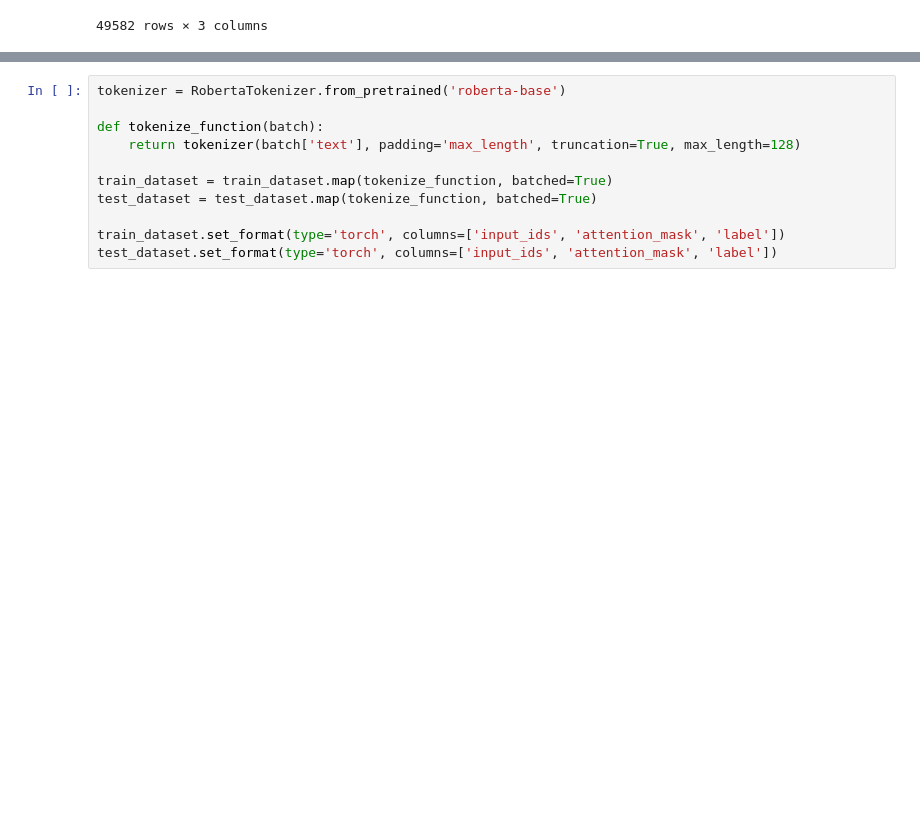
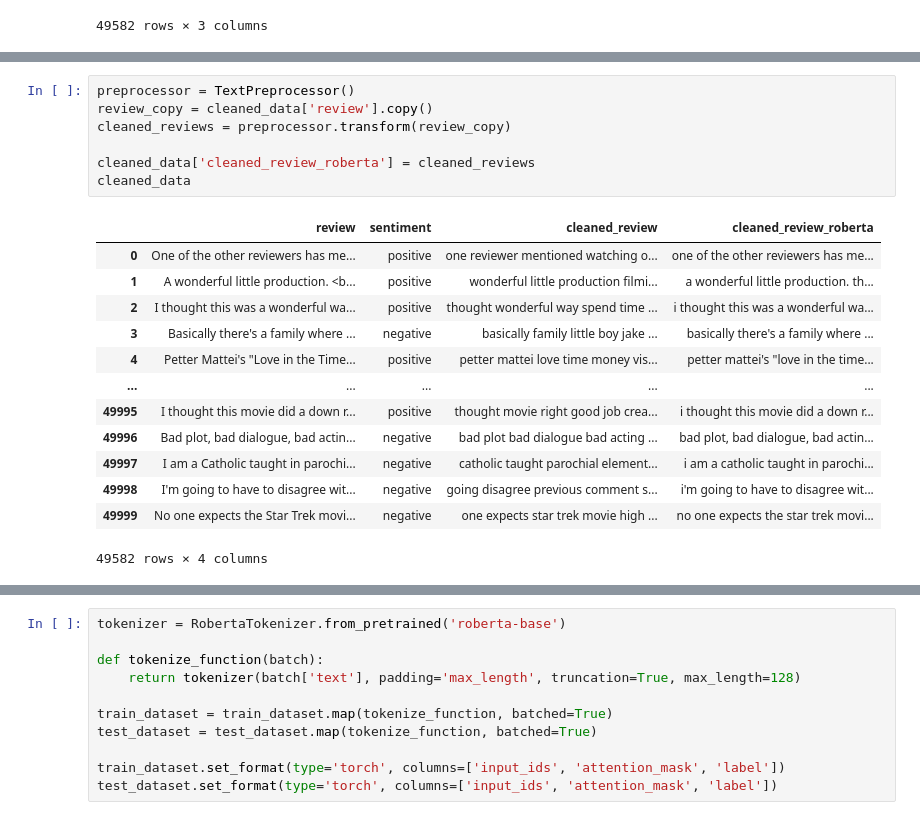
Before and after one commit to Ibi1999/review-sentiment-analysis, a Jupyter notebook: notebooks/roberta_ml_model.ipynb, the cells around one changed output, grey strips where cells are left out. Drawn from its saved outputs; the diff is of its cells as text; blank space fills up the shorter version.

```diff
--- a/notebooks/roberta_ml_model.ipynb
+++ b/notebooks/roberta_ml_model.ipynb
@@ -25,3 +51,24 @@ cleaned_data
+# %%
+preprocessor = TextPreprocessor()
+review_copy = cleaned_data['review'].copy()
+cleaned_reviews = preprocessor.transform(review_copy)
+
+cleaned_data['cleaned_review_roberta'] = cleaned_reviews
+cleaned_data
+# %% [output]
+|  | review | sentiment | cleaned_review | cleaned_review_roberta |
+| 0 | One of the other reviewers has me... | positive | one reviewer mentioned watching o... | one of the other reviewers has me... |
+| 1 | A wonderful little production. <b... | positive | wonderful little production filmi... | a wonderful little production. th... |
+| 2 | I thought this was a wonderful wa... | positive | thought wonderful way spend time ... | i thought this was a wonderful wa... |
+| 3 | Basically there's a family where ... | negative | basically family little boy jake ... | basically there's a family where ... |
+| 4 | Petter Mattei's "Love in the Time... | positive | petter mattei love time money vis... | petter mattei's "love in the time... |
+| ... | ... | ... | ... | ... |
+| 49995 | I thought this movie did a down r... | positive | thought movie right good job crea... | i thought this movie did a down r... |
+| 49996 | Bad plot, bad dialogue, bad actin... | negative | bad plot bad dialogue bad acting ... | bad plot, bad dialogue, bad actin... |
+| 49997 | I am a Catholic taught in parochi... | negative | catholic taught parochial element... | i am a catholic taught in parochi... |
+| 49998 | I'm going to have to disagree wit... | negative | going disagree previous comment s... | i'm going to have to disagree wit... |
+| 49999 | No one expects the Star Trek movi... | negative | one expects star trek movie high ... | no one expects the star trek movi... |
+49582 rows × 4 columns
 # %%
 cleaned_data['label'] = cleaned_data['sentiment'].map({'positive': 1, 'negative': 0})
 cleaned_data
```
Also changed, not shown: parts of 4 cells of this notebook, 4 other files.
